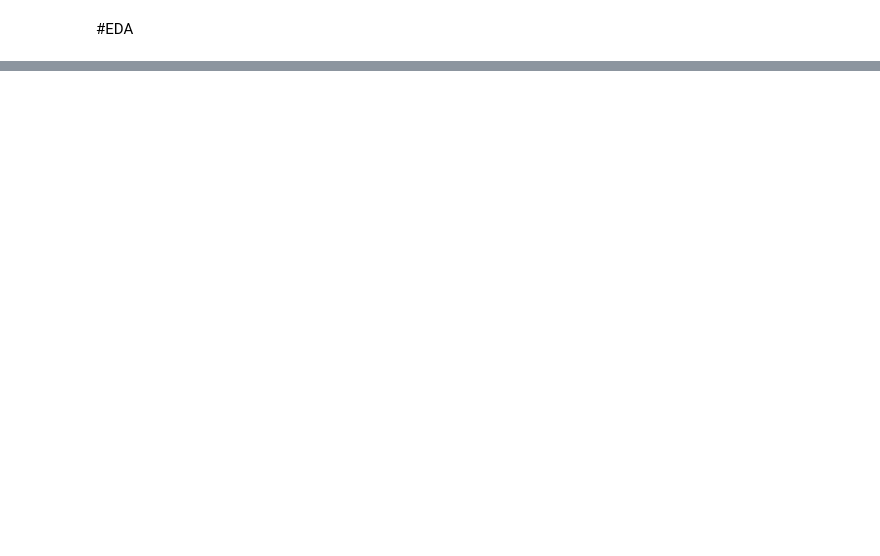
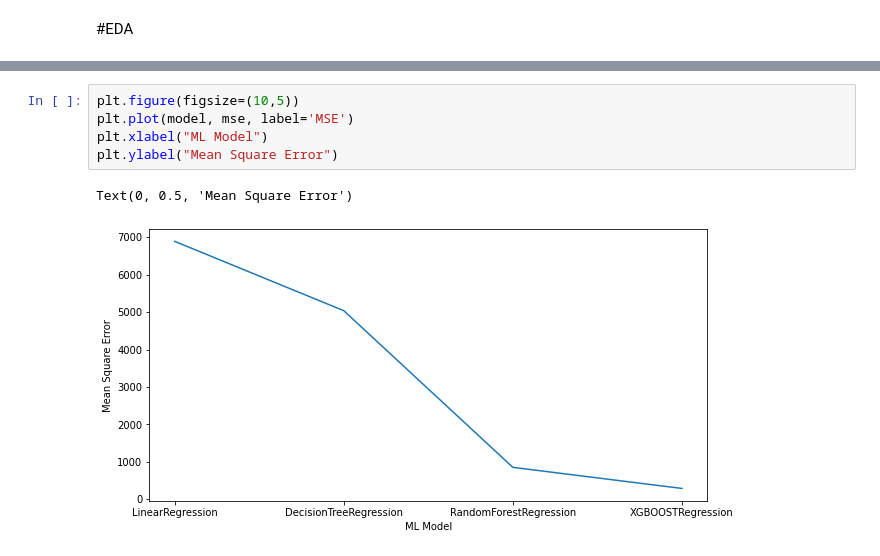
Before and after one commit to Sushila-Phogat/Teachnook-Assignments, a Jupyter notebook: Main_Project/Code/Air_Quality_Prediction.ipynb, the cells around one changed output, grey strips where cells are left out. Saved outputs shown, nothing was run; the diff lists cells and outputs as text; blank space fills up the shorter version.

```diff
--- a/Main_Project/Code/Air_Quality_Prediction.ipynb
+++ b/Main_Project/Code/Air_Quality_Prediction.ipynb
@@ -88,0 +302,8 @@ sns.heatmap(df_train.corr(),cbar=True,annot=True,cmap='Blues')
+# %%
+plt.figure(figsize=(10,5))
+plt.plot(model, mse, label='MSE')
+plt.xlabel("ML Model")
+plt.ylabel("Mean Square Error")
+# %% [output]
+Text(0, 0.5, 'Mean Square Error')
+[figure, added]
```
Also changed, not shown: parts of 30 cells of this notebook.
